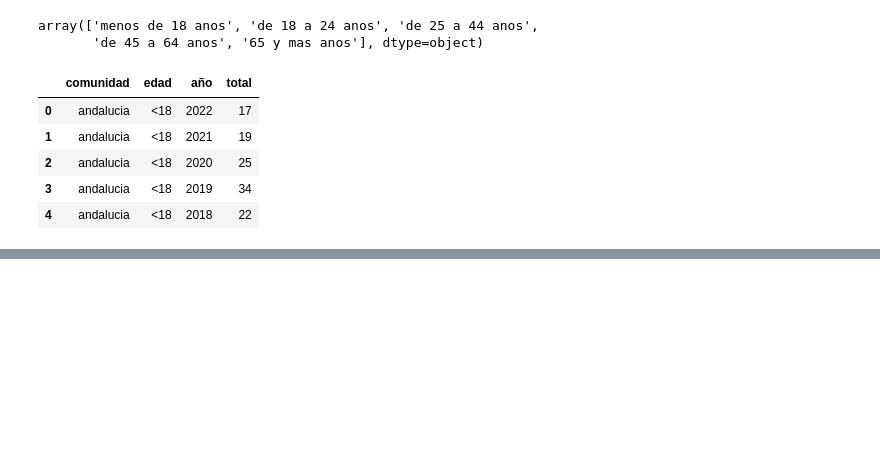
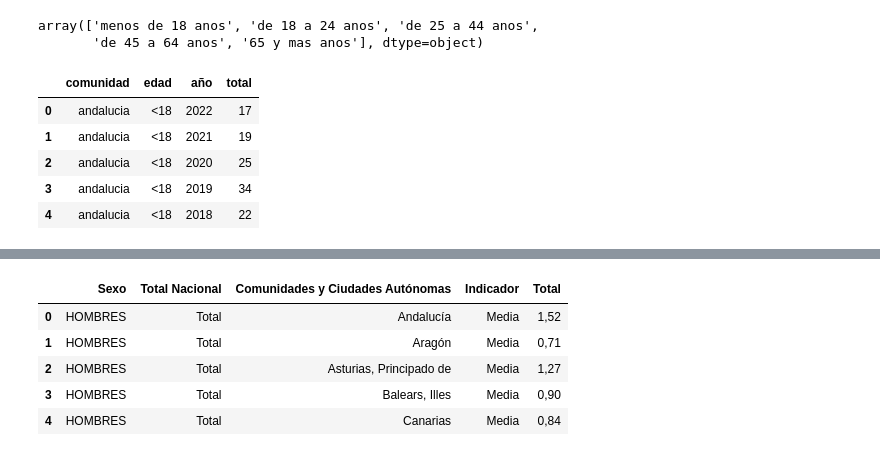
Before and after one commit to NoeRoson/Final_project, a Jupyter notebook: code/limpieza.ipynb, the cells around one changed output, grey strips where cells are left out. Cells and saved outputs as stored; diff of their text form; code cells hidden in the pictures; blank space fills up the shorter version.

```diff
--- a/code/limpieza.ipynb
+++ b/code/limpieza.ipynb
@@ -859,0 +969,9 @@ cond.to_csv('../data_clean/ine/condenados_edad.csv', index=False)
+# %%
+salud17.head()
+# %% [output]
+|  | Sexo | Total Nacional | Comunidades y Ciudades Autónomas | Indicador | Total |
+| 0 | HOMBRES | Total | Andalucía | Media | 1,52 |
+| 1 | HOMBRES | Total | Aragón | Media | 0,71 |
+| 2 | HOMBRES | Total | Asturias, Principado de | Media | 1,27 |
+| 3 | HOMBRES | Total | Balears, Illes | Media | 0,90 |
+| 4 | HOMBRES | Total | Canarias | Media | 0,84 |
```
Also changed, not shown: parts of 26 cells of this notebook, 1 other file.
